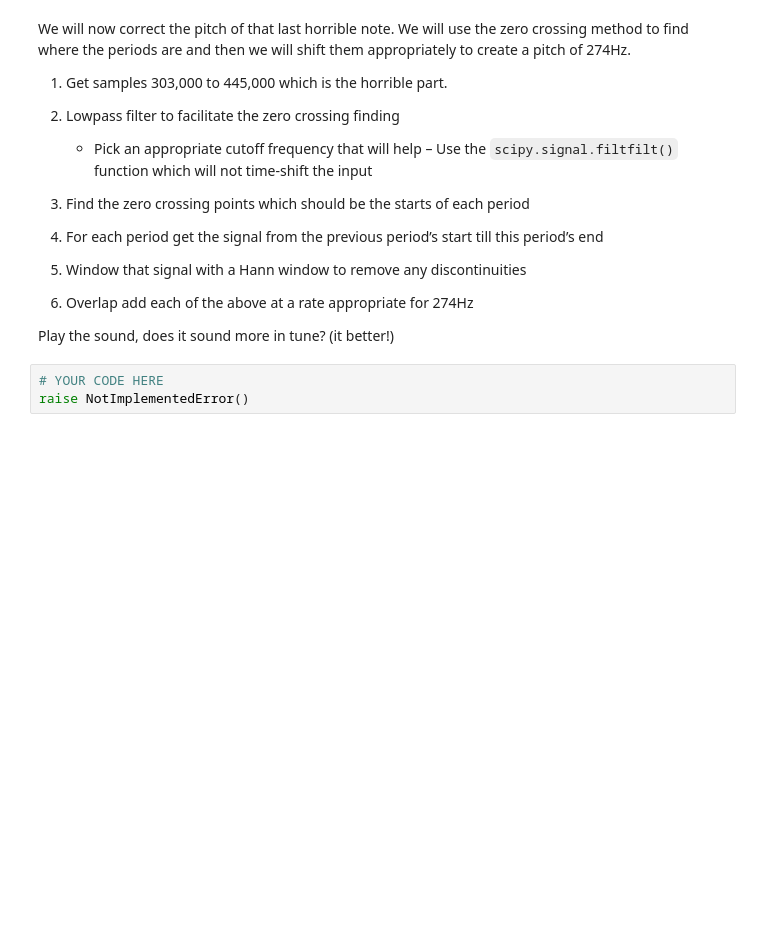
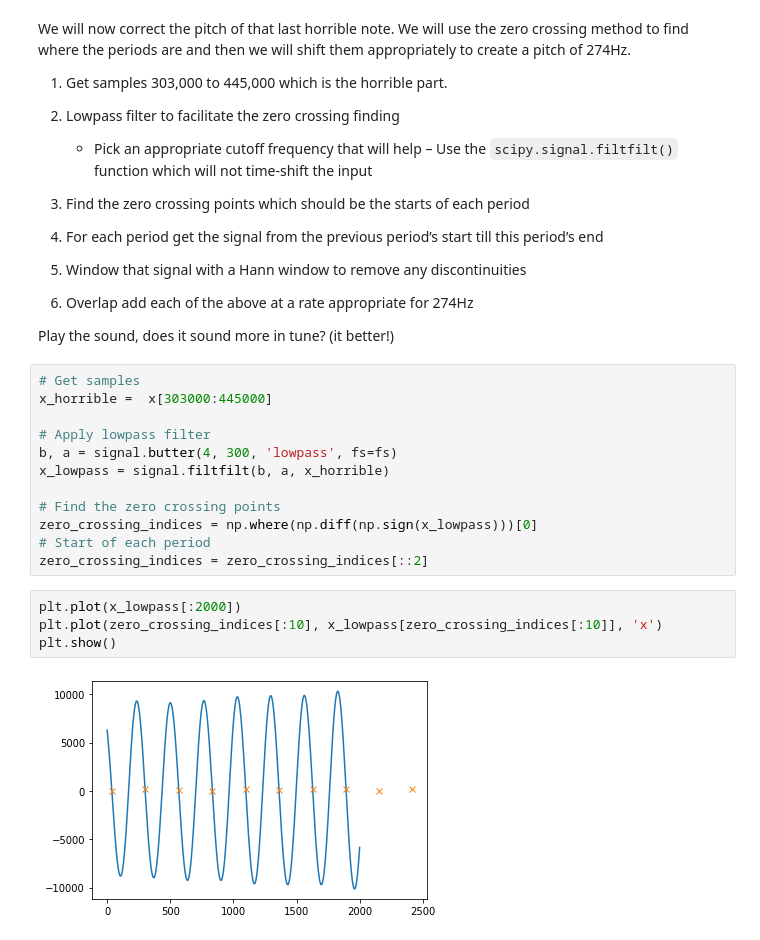
Before and after one commit to taiyingchen/CS498PS, a Jupyter notebook: Lab_7.ipynb, the cells around one changed output. Drawn from its saved outputs; the diff is of its cells as text; blank space fills up the shorter version.

```diff
--- a/Lab_7.ipynb
+++ b/Lab_7.ipynb
@@ -42,6 +165,21 @@ We will now correct the pitch of that last horrible note. We will use the zero c
 6. Overlap add each of the above at a rate appropriate for 274Hz
 
 Play the sound, does it sound more in tune? (it better!)
-# %%
-# YOUR CODE HERE
-raise NotImplementedError()
+# %%
+# Get samples
+x_horrible =  x[303000:445000]
+
+# Apply lowpass filter
+b, a = signal.butter(4, 300, 'lowpass', fs=fs)
+x_lowpass = signal.filtfilt(b, a, x_horrible)
+
+# Find the zero crossing points
+zero_crossing_indices = np.where(np.diff(np.sign(x_lowpass)))[0]
+# Start of each period
+zero_crossing_indices = zero_crossing_indices[::2]
+# %%
+plt.plot(x_lowpass[:2000])
+plt.plot(zero_crossing_indices[:10], x_lowpass[zero_crossing_indices[:10]], 'x')
+plt.show()
+# %% [output]
+[figure, added]
```
Also changed, not shown: parts of 12 cells of this notebook.
